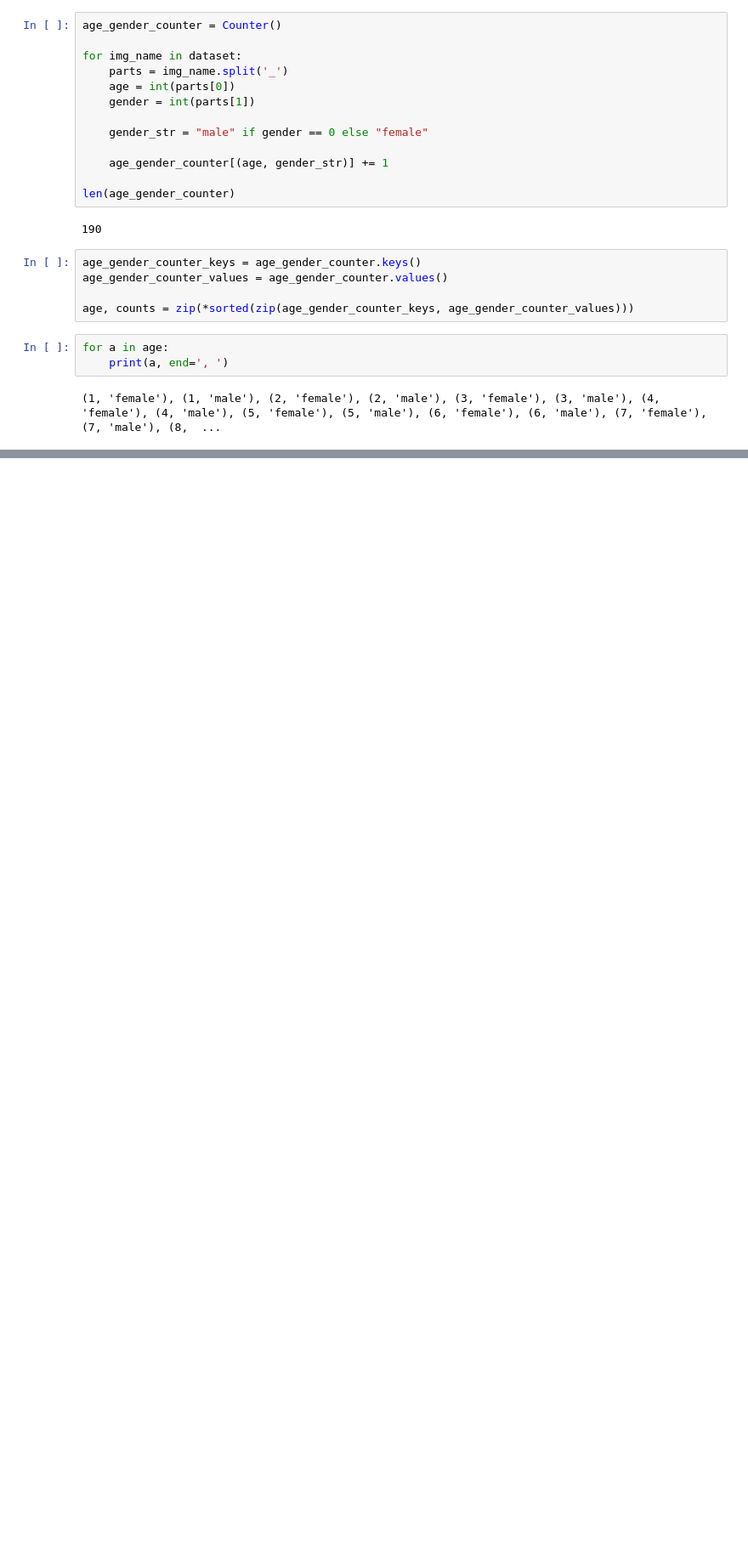
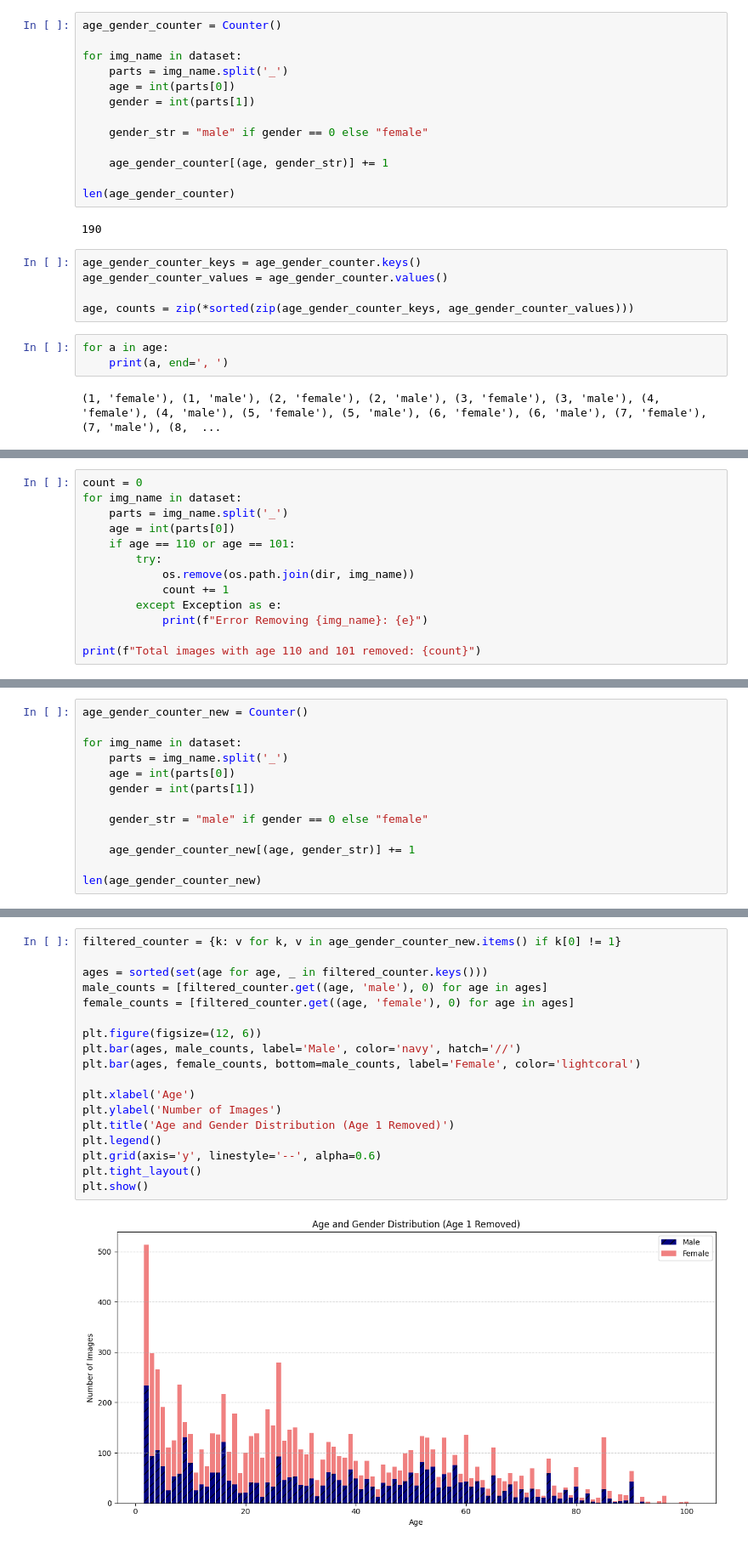
Before and after one commit to shindevaish/age_gender_classifier_cnn, a Jupyter notebook: data_cleaning.ipynb, the cells around one changed output, grey strips where cells are left out. Shown at 85% size. Drawn from its saved outputs; the diff is of its cells as text; blank space fills up the shorter version.

```diff
--- a/data_cleaning.ipynb
+++ b/data_cleaning.ipynb
@@ -346,0 +397,13 @@ plt.show()
+# %%
+count = 0
+for img_name in dataset:
+    parts = img_name.split('_')
+    age = int(parts[0])
+    if age == 110 or age == 101:
+        try:
+            os.remove(os.path.join(dir, img_name))
+            count += 1
+        except Exception as e:
+            print(f"Error Removing {img_name}: {e}")
+
+print(f"Total images with age 110 and 101 removed: {count}")
@@ -346,0 +417,13 @@ plt.show()
+# %%
+age_gender_counter_new = Counter()
+
+for img_name in dataset:
+    parts = img_name.split('_')
+    age = int(parts[0])
+    gender = int(parts[1])
+
+    gender_str = "male" if gender == 0 else "female"
+
+    age_gender_counter_new[(age, gender_str)] += 1
+
+len(age_gender_counter_new)
@@ -346,0 +432,20 @@ plt.show()
+# %%
+filtered_counter = {k: v for k, v in age_gender_counter_new.items() if k[0] != 1}
+
+ages = sorted(set(age for age, _ in filtered_counter.keys()))
+male_counts = [filtered_counter.get((age, 'male'), 0) for age in ages]
+female_counts = [filtered_counter.get((age, 'female'), 0) for age in ages]
+
+plt.figure(figsize=(12, 6))
+plt.bar(ages, male_counts, label='Male', color='navy', hatch='//')
+plt.bar(ages, female_counts, bottom=male_counts, label='Female', color='lightcoral')
+
+plt.xlabel('Age')
+plt.ylabel('Number of Images')
+plt.title('Age and Gender Distribution (Age 1 Removed)')
+plt.legend()
+plt.grid(axis='y', linestyle='--', alpha=0.6)
+plt.tight_layout()
+plt.show()
+# %% [output]
+[figure, added]
```
Also changed, not shown: parts of 13 cells of this notebook.
